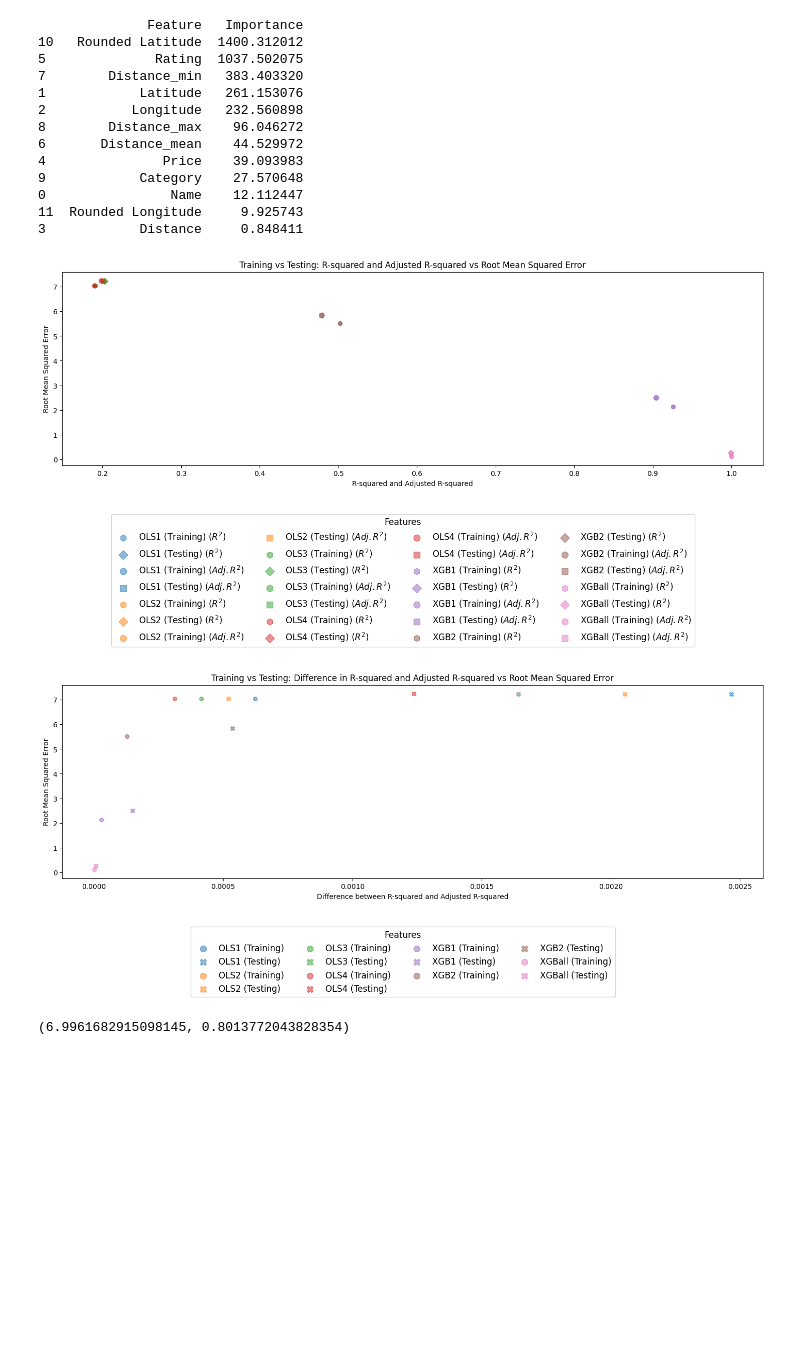
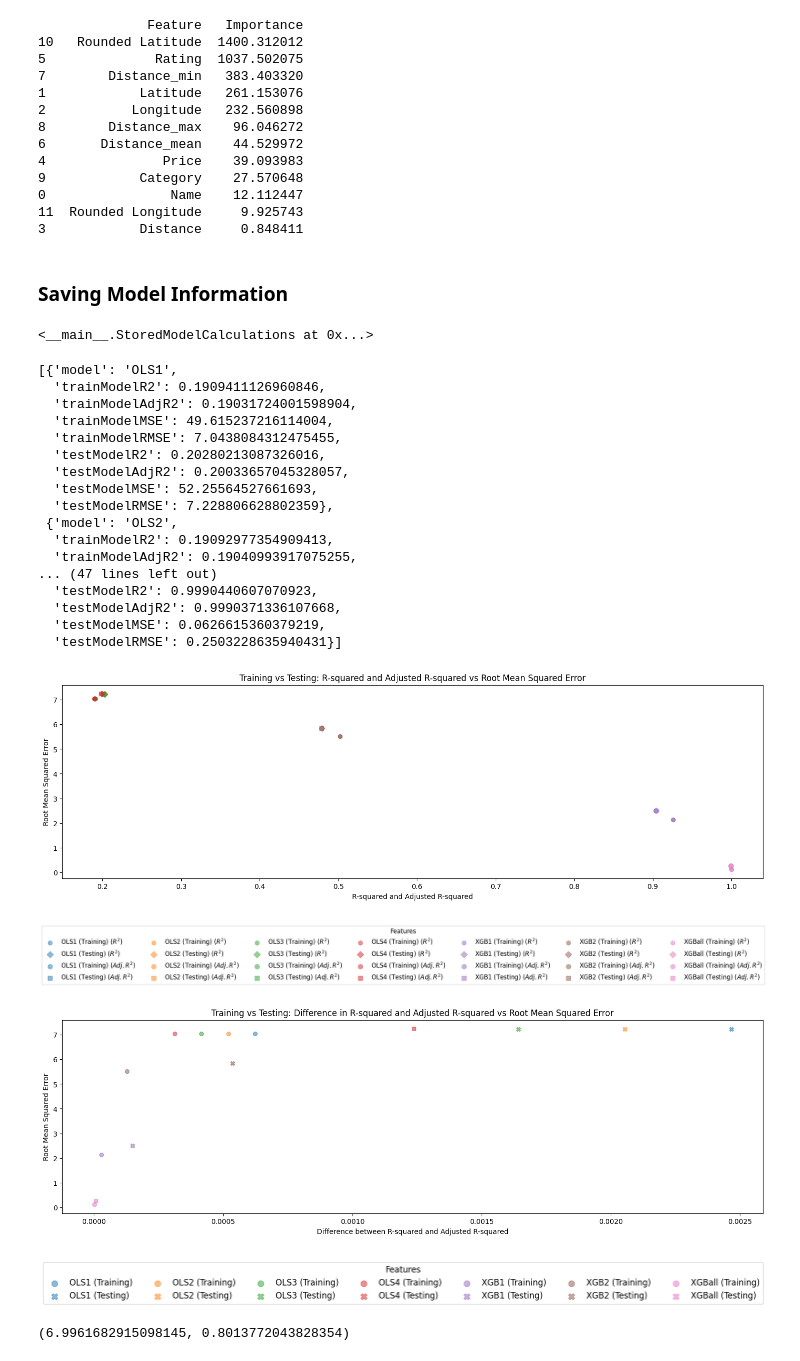
Before and after one commit to kdhahmo/Statistical-Modelling-Project, a Jupyter notebook: Revised-Approach/notebooks/model_building.ipynb, the cells around one changed output. Drawn from its saved outputs; the diff is of its cells as text; code cells hidden in the pictures; blank space fills up the shorter version.

Commit message:
saved model information including xgboost models. updated function for graphs comparing model error and model explanation of data to be adjustable only on legend axes that need adjusting.

```diff
--- a/Revised-Approach/notebooks/model_building.ipynb
+++ b/Revised-Approach/notebooks/model_building.ipynb
@@ -2672,7 +2672,7 @@ with open(ModelResultsPath, 'wb') as f:
     pickle.dump(ResultsStore, f)
 # %%
 # loading
-PickledFile = open (ModelResultsPath, 'rb')
+PickledFile = open (AllOLSmodelResultsPath, 'rb')
 ResultsStore = pickle.load(PickledFile)
 ResultsStore
 # %% [output]
@@ -2700,16 +2701,14 @@ ResultsStore.GetResults()
 # %%
 # comparing error amounts across models
-def GraphCalcs(CalcsList, ComparisonCol, ComparisonLegendFigSizeX, ComparisonLegendFigSizeY, DifferenceCol, DifferenceLegendFigSizeX, DifferenceLegendFigSizeY, AnnotateOLS=True):
+def GraphCalcs(CalcsList, ComparisonCol, ComparisonLegendFigSizeY, DifferenceCol, DifferenceLegendFigSizeY, AnnotateOLS=True):
     '''
     Takes the list of model calculations and graphs them in comparison to each other.
 
     Args:
         CalcsList (list): a list containing the result dictionaries.
         ComparisonCol (int): the number of columns in the legend for the graph comparing R-squared and Adjusted R-squared.
-        ComparisonLegendFigSizeX (float): the x distance of the figure holding the legend for the graph comparing R-squared and Adjusted R-squared.
         ComparisonLegendFigSizeY (float): the y distance of the figure holding the legend for the graph comparing R-squared and Adjusted R-squared.
         DifferenceCol (int): the number of columns in the legend for the graph comparing the difference between R-squared and Adjusted R-squared.
-        DifferenceLegendFigSizeX (float): the x distance of the figure holding the legend for the graph comparing the difference between R-squared and Adjusted R-squared.
         DifferenceLegendFigSizeY (float): the y distance of the figure holding the legend for the graph comparing the difference between R-squared and Adjusted R-squared.
         AnnotateOLS (bool): defaults to True. Used to determine if OLS models are annotated.
 
@@ -2845,7 +2844,7 @@ def GraphCalcs(CalcsList, ComparisonCol, ComparisonLegendFigSizeX, ComparisonLeg
     handles, labels = ax.get_legend_handles_labels()
 
     # creating a separate figure for the legend
-    legendFig = plt.figure(figsize=(ComparisonLegendFigSizeX, ComparisonLegendFigSizeY))
+    legendFig = plt.figure(figsize=(18, ComparisonLegendFigSizeY))
     legendAx = legendFig.add_subplot(111)
     # hiding axes
     legendAx.axis('off')
@@ -2903,7 +2902,7 @@ def GraphCalcs(CalcsList, ComparisonCol, ComparisonLegendFigSizeX, ComparisonLeg
     handles, labels = ax.get_legend_handles_labels()
 
     # creating a separate figure for the legend
-    legendFig2 = plt.figure(figsize=(DifferenceLegendFigSizeX, DifferenceLegendFigSizeY))
+    legendFig2 = plt.figure(figsize=(18, DifferenceLegendFigSizeY))
     legendAx2 = legendFig2.add_subplot(111)
     # hiding axes
     legendAx2.axis('off')
@@ -3678,3 +3677,8 @@ Showing the importance of specific features
 # %%
 # adding the model calculations to the list of model dictionaries
 ResultsStore.AddResults('XGBall', XGBallR2train, XGBallAdjR2train, XGBallMSEtrain, XGBallRMSEtrain, XGBallR2test, XGBallAdjR2test, XGBallMSEtest, XGBallRMSEtest)
+# %% [markdown]
+### Saving Model Information
+# %%
+# setting up filepath for model results
+AddedModelResultsPath = '../data/AddedmodelResults.txt'
@@ -3681,11 +3689,39 @@ ResultsStore.AddResults('XGBall', XGBallR2train, XGBallAdjR2train, XGBallMSEtrai
+# %%
+# loading
+PickledFile = open (AddedModelResultsPath, 'rb')
+ResultsStore = pickle.load(PickledFile)
+ResultsStore
+# %% [output]
+<__main__.StoredModelCalculations at 0x...>
+# %%
+# verifying contents
+ResultsStore.GetResults()
+# %% [output]
+[{'model': 'OLS1',
+  'trainModelR2': 0.1909411126960846,
+  'trainModelAdjR2': 0.19031724001598904,
+  'trainModelMSE': 49.615237216114004,
+  'trainModelRMSE': 7.0438084312475455,
+  'testModelR2': 0.20280213087326016,
+  'testModelAdjR2': 0.20033657045328057,
+  'testModelMSE': 52.25564527661693,
+  'testModelRMSE': 7.228806628802359},
+ {'model': 'OLS2',
+  'trainModelR2': 0.19092977354909413,
+  'trainModelAdjR2': 0.19040993917075255,
+... (47 lines left out)
+  'testModelR2': 0.9990440607070923,
+  'testModelAdjR2': 0.9990371336107668,
+  'testModelMSE': 0.0626615360379219,
+  'testModelRMSE': 0.2503228635940431}]
 # %%
 # visually comparing the Ordinary Least Square Regression and eXtreme Gradient Boosting models' error amounts with the Adjusted R-squared
-GraphCalcs(ResultsStore.GetResults(),False)
+GraphCalcs(ResultsStore.GetResults(), 7, 2, 7, 1, False)
 # %% [output]
 [figure]
-[figure, old version]
+[figure, new version]
 [figure]
-[figure, old version]
+[figure, new version]
 # %%
 RMSEdifference2, ADJR2difference2
 # %% [output]
```
Also changed, not shown: parts of 6 cells of this notebook.
